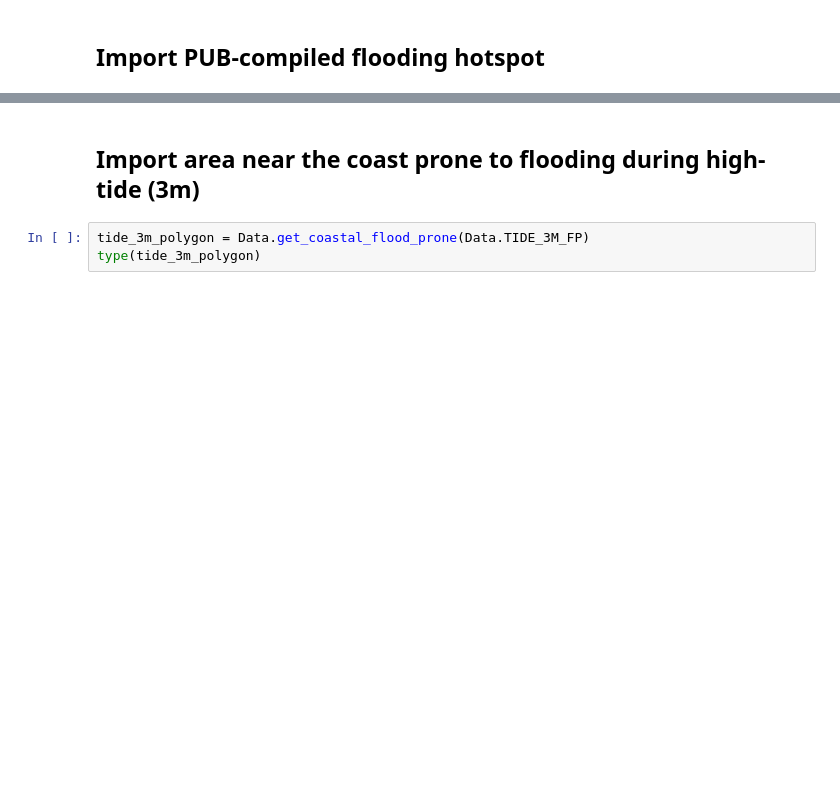
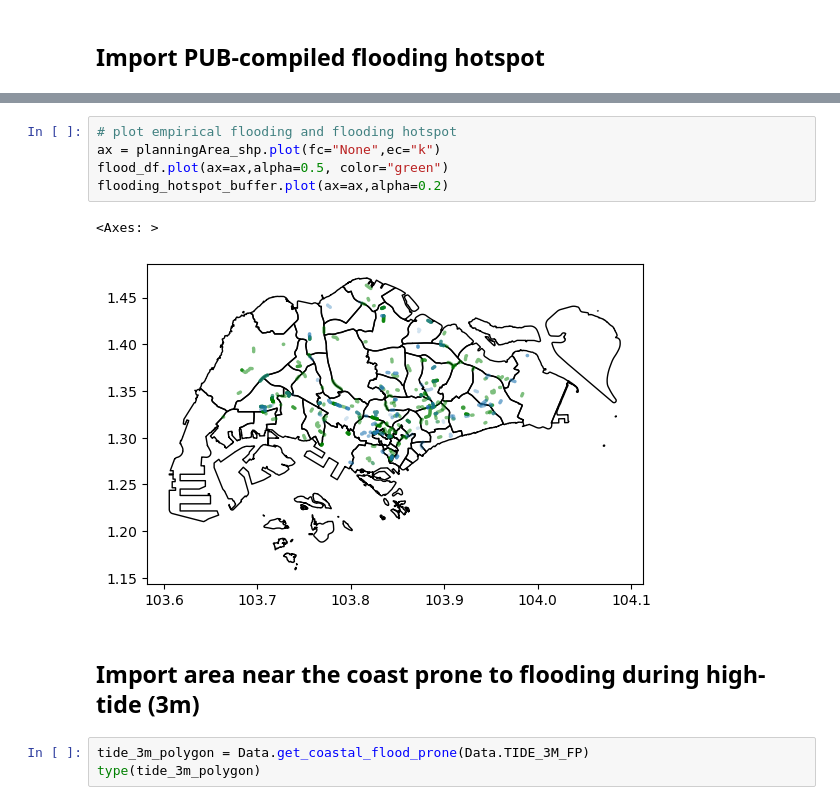
Before and after one commit to pakhuiying/property_prices_flood, a Jupyter notebook: private_property_analysis.ipynb, the cells around one changed output, grey strips where cells are left out. Drawn from its saved outputs; the diff is of its cells as text; blank space fills up the shorter version.

```diff
--- a/private_property_analysis.ipynb
+++ b/private_property_analysis.ipynb
@@ -184,3 +210,11 @@ Earliest record of hotspot date: 2011-12-01T00:00:00.000000000
+# %%
+# plot empirical flooding and flooding hotspot
+ax = planningArea_shp.plot(fc="None",ec="k")
+flood_df.plot(ax=ax,alpha=0.5, color="green")
+flooding_hotspot_buffer.plot(ax=ax,alpha=0.2)
+# %% [output]
+<Axes: >
+[figure, added]
 # %% [markdown]
 ## Import area near the coast prone to flooding during high-tide (3m)
 # %%
```
Also changed, not shown: parts of 47 cells of this notebook.
